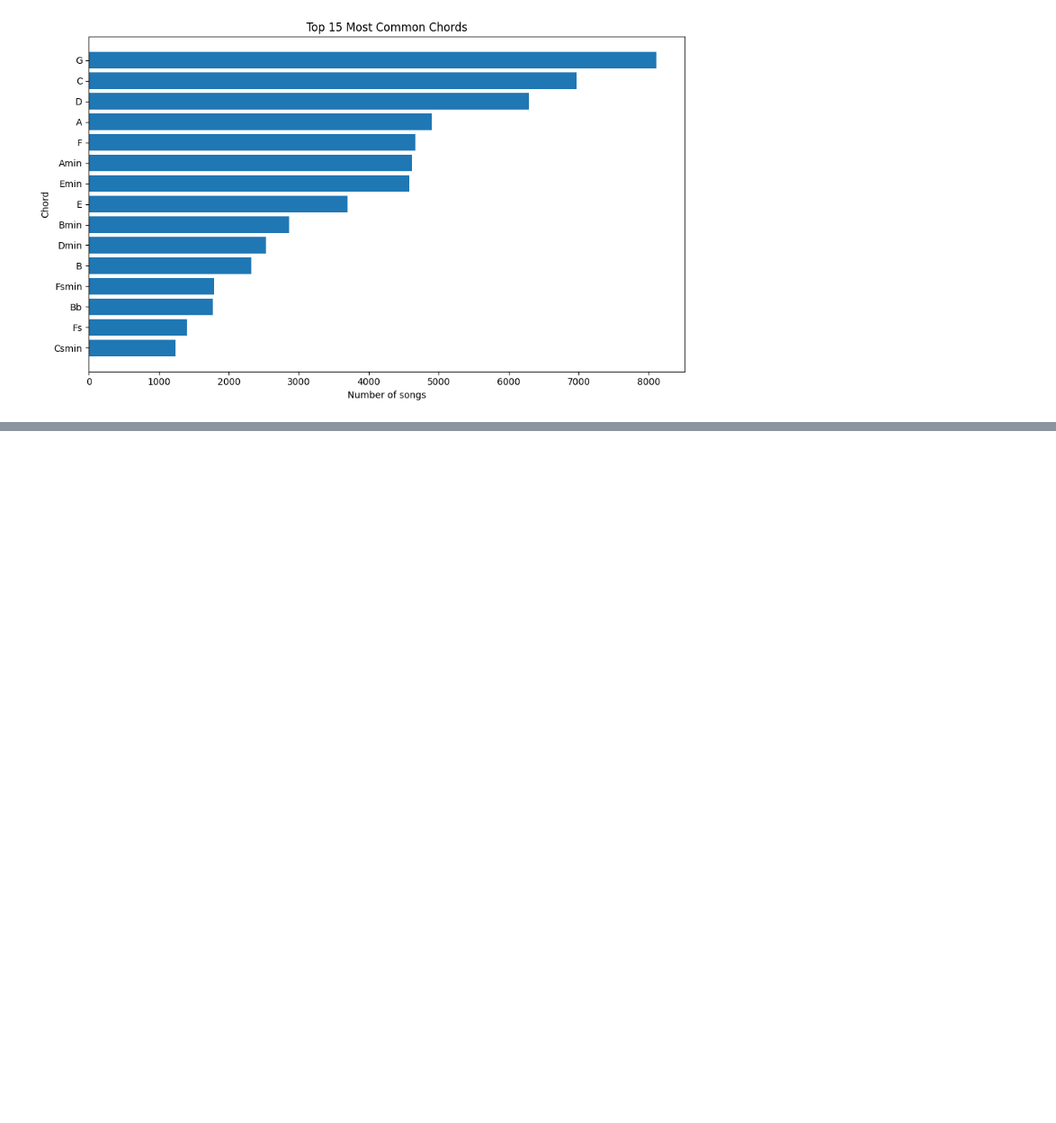
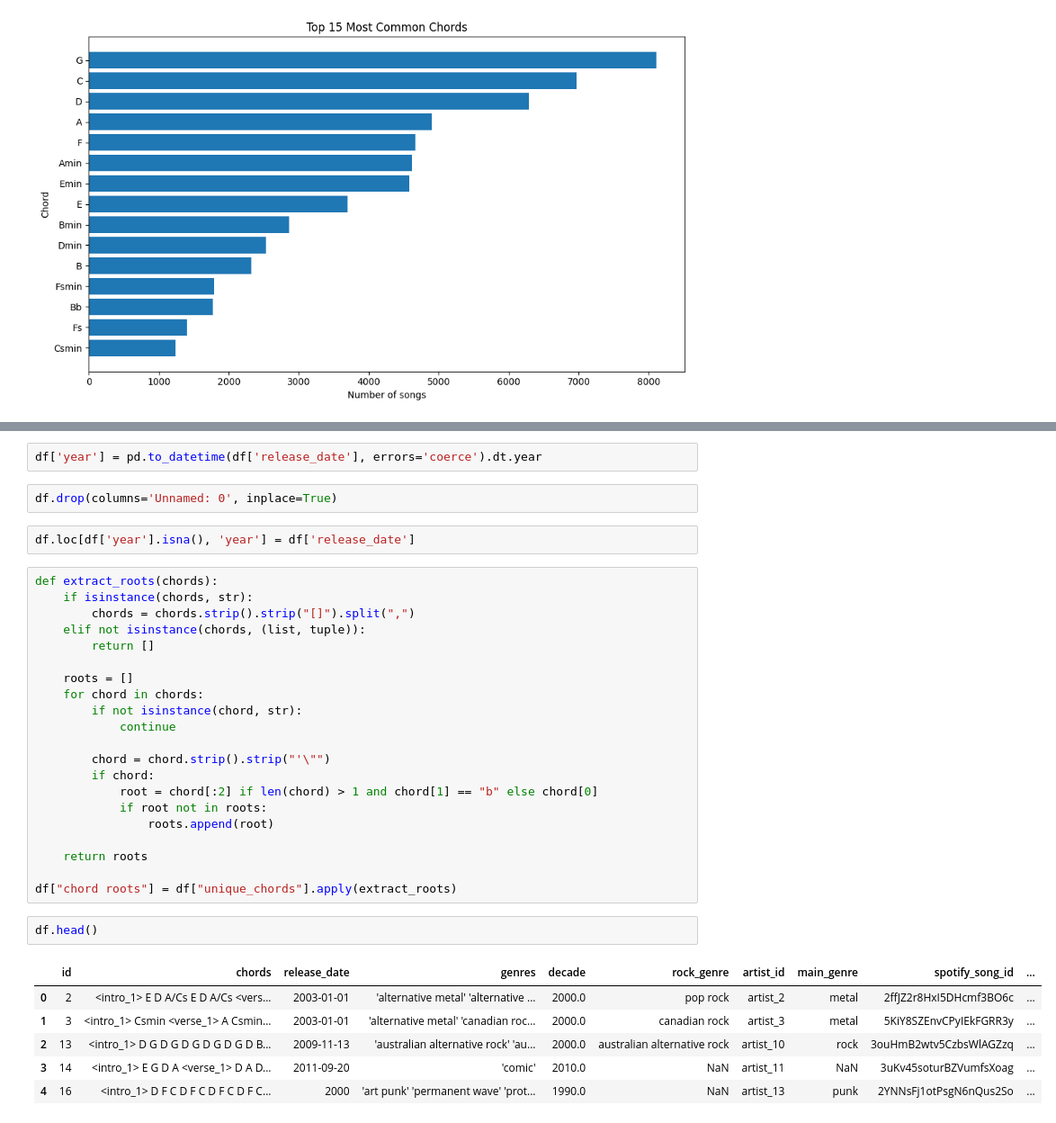
Before and after one commit to yahoyoungho/Chords-Explorer, a Jupyter notebook: Erik/checkpoint_vis.ipynb, the cells around one changed output, grey strips where cells are left out. Shown at 90% size. Cells and saved outputs as stored; diff of their text form; blank space fills up the shorter version.

```diff
--- a/Erik/checkpoint_vis.ipynb
+++ b/Erik/checkpoint_vis.ipynb
@@ -91,0 +102,36 @@ df_nd
+# %%
+df['year'] = pd.to_datetime(df['release_date'], errors='coerce').dt.year
+# %%
+df.drop(columns='Unnamed: 0', inplace=True)
+# %%
+df.loc[df['year'].isna(), 'year'] = df['release_date']
+# %%
+def extract_roots(chords):
+    if isinstance(chords, str):
+        chords = chords.strip().strip("[]").split(",")
+    elif not isinstance(chords, (list, tuple)):
+        return []
+
+    roots = []
+    for chord in chords:
+        if not isinstance(chord, str):
+            continue
+
+        chord = chord.strip().strip("'\"")
+        if chord:
+            root = chord[:2] if len(chord) > 1 and chord[1] == "b" else chord[0]
+            if root not in roots:
+                roots.append(root)
+
+    return roots
+
+df["chord roots"] = df["unique_chords"].apply(extract_roots)
+# %%
+df.head()
+# %% [output]
+|  | id | chords | release_date | genres | decade | rock_genre | artist_id | main_genre | spotify_song_id | ... |
+| 0 | 2 | <intro_1> E D A/Cs E D A/Cs <vers... | 2003-01-01 | 'alternative metal' 'alternative ... | 2000.0 | pop rock | artist_2 | metal | 2ffJZ2r8HxI5DHcmf3BO6c | ... |
+| 1 | 3 | <intro_1> Csmin <verse_1> A Csmin... | 2003-01-01 | 'alternative metal' 'canadian roc... | 2000.0 | canadian rock | artist_3 | metal | 5KiY8SZEnvCPyIEkFGRR3y | ... |
+| 2 | 13 | <intro_1> D G D G D G D G D G D B... | 2009-11-13 | 'australian alternative rock' 'au... | 2000.0 | australian alternative rock | artist_10 | rock | 3ouHmB2wtv5CzbsWlAGZzq | ... |
+| 3 | 14 | <intro_1> E G D A <verse_1> D A D... | 2011-09-20 | 'comic' | 2010.0 | NaN | artist_11 | NaN | 3uKv45soturBZVumfsXoag | ... |
+| 4 | 16 | <intro_1> D F C D F C D F C D F C... | 2000 | 'art punk' 'permanent wave' 'prot... | 1990.0 | NaN | artist_13 | punk | 2YNNsFj1otPsgN6nQus2So | ... |
```
Also changed, not shown: parts of 6 cells of this notebook, 3 other files.
